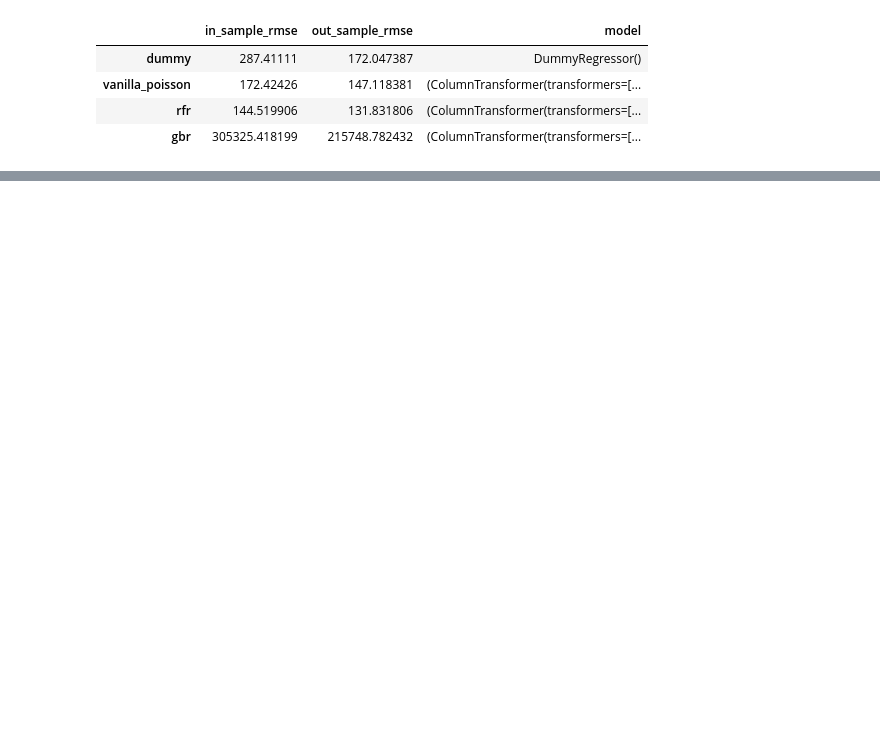
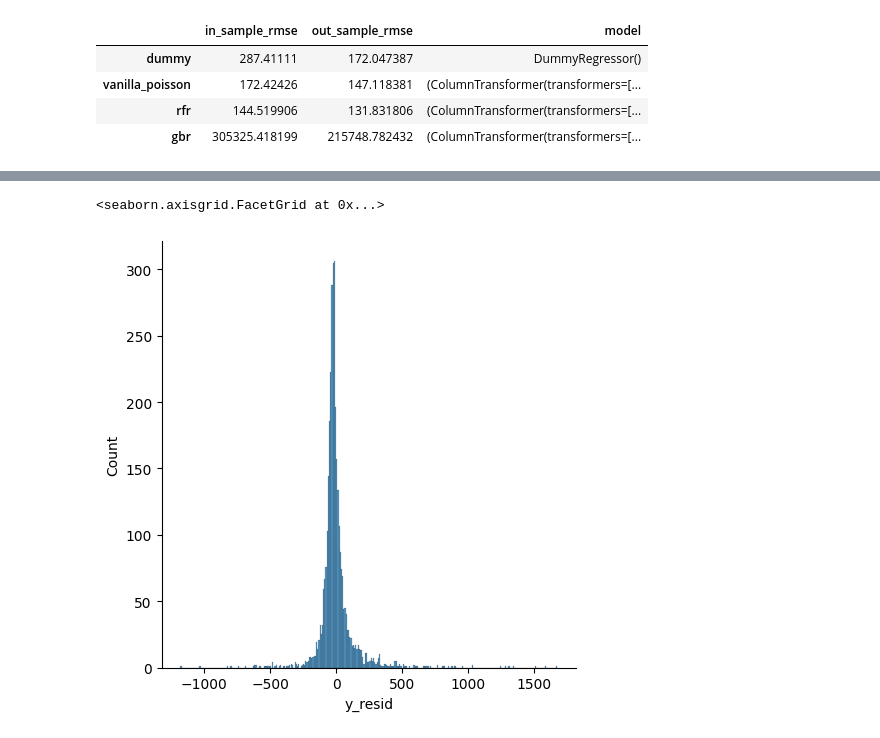
Before and after one commit to mintu07ruet/Bike-Exposure-Modeling, a Jupyter notebook: count_modeling/2_evaluate_outliers.ipynb, the cells around one changed output, grey strips where cells are left out. Saved outputs shown, nothing was run; the diff lists cells and outputs as text; code cells hidden in the pictures; blank space fills up the shorter version.

```diff
--- a/count_modeling/2_evaluate_outliers.ipynb
+++ b/count_modeling/2_evaluate_outliers.ipynb
@@ -33,0 +51,5 @@ residual_df['abs_y_resid'] = residual_df['y_resid'].abs()
+# %%
+sns.displot(residual_df.y_resid)
+# %% [output]
+<seaborn.axisgrid.FacetGrid at 0x...>
+[figure, added]
```
Also changed, not shown: parts of 14 cells of this notebook, 2 other files.
